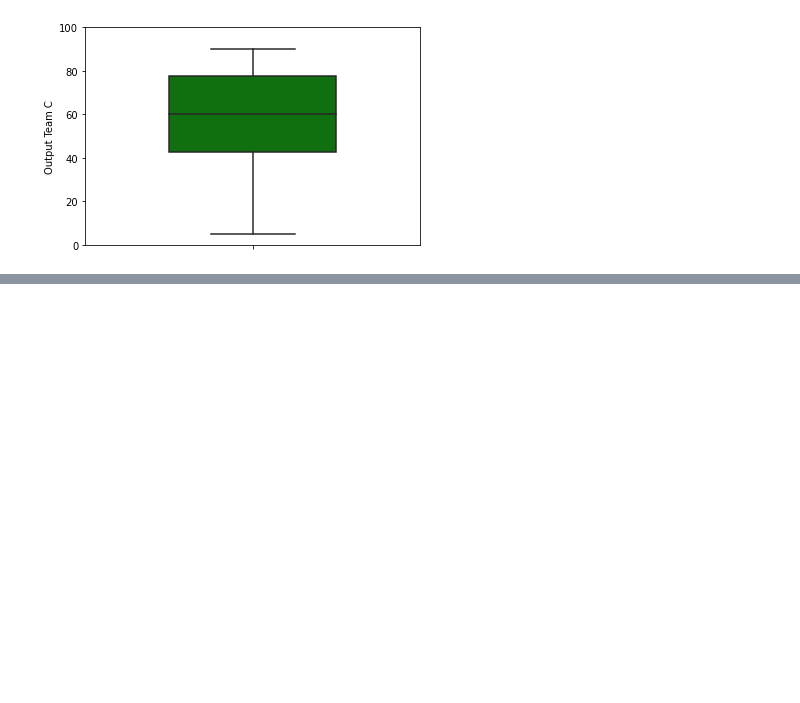
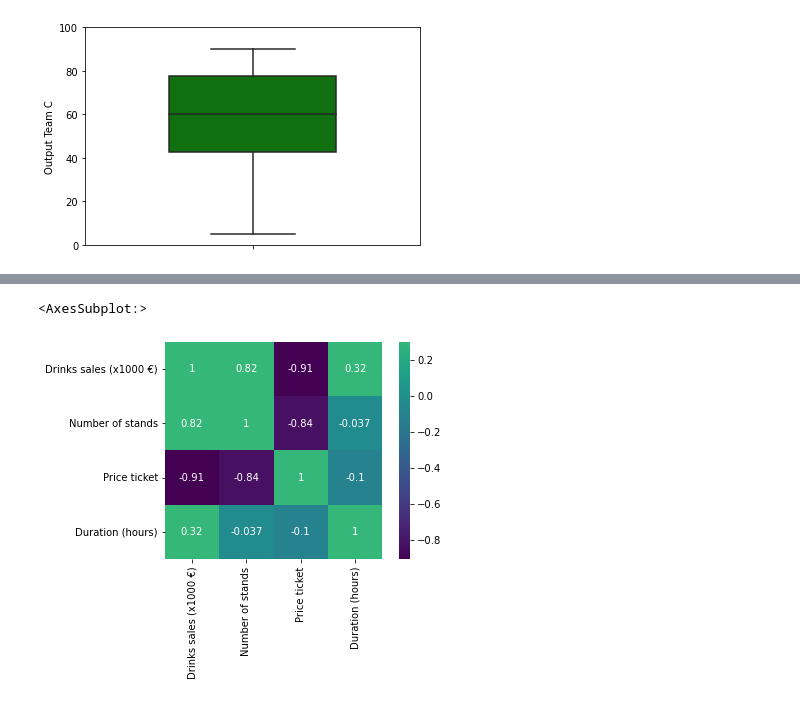
Before and after one commit to pedrohrosabraun/6-sigma, a Jupyter notebook: Calculating metrics.ipynb, the cells around one changed output, grey strips where cells are left out. Cells and saved outputs as stored; diff of their text form; code cells hidden in the pictures; blank space fills up the shorter version.

```diff
--- a/Calculating metrics.ipynb
+++ b/Calculating metrics.ipynb
@@ -331,0 +372,2 @@ sns.boxplot(data=dfboxplot,y='Output Team C',color='green',width=.5)
+# %%
+dfols = pd.read_excel('File+for+multiple+regression+exercise+-+kopie.xlsx')
@@ -331,0 +386,5 @@ sns.boxplot(data=dfboxplot,y='Output Team C',color='green',width=.5)
+# %%
+sns.heatmap(dfols.corr(),annot=True,square=True,vmax=.3, center=0,cmap="viridis")
+# %% [output]
+<AxesSubplot:>
+[figure, added]
```
Also changed, not shown: parts of 14 cells of this notebook, 4 other files.
